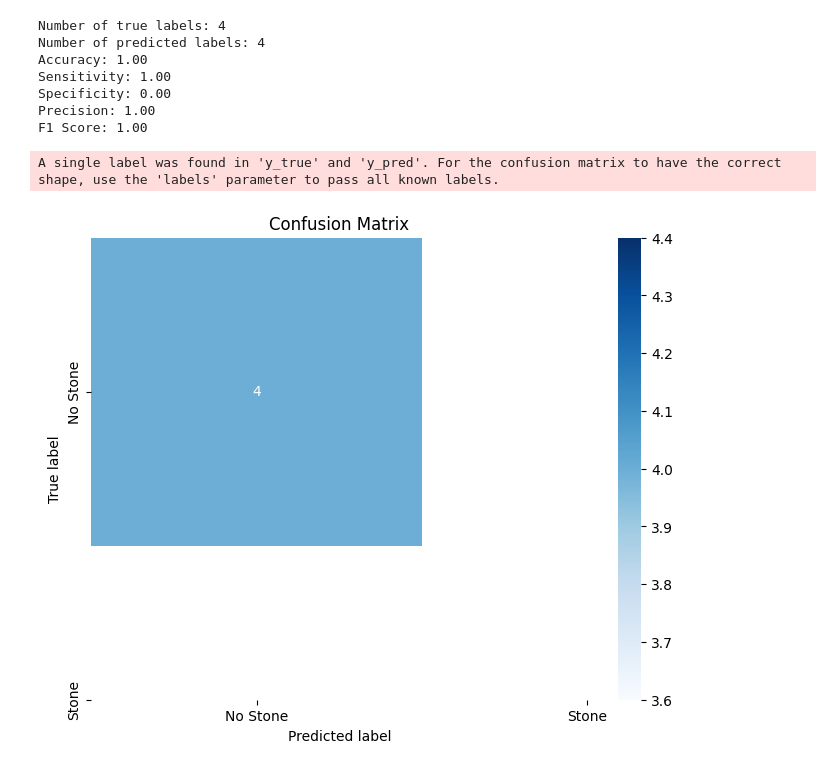
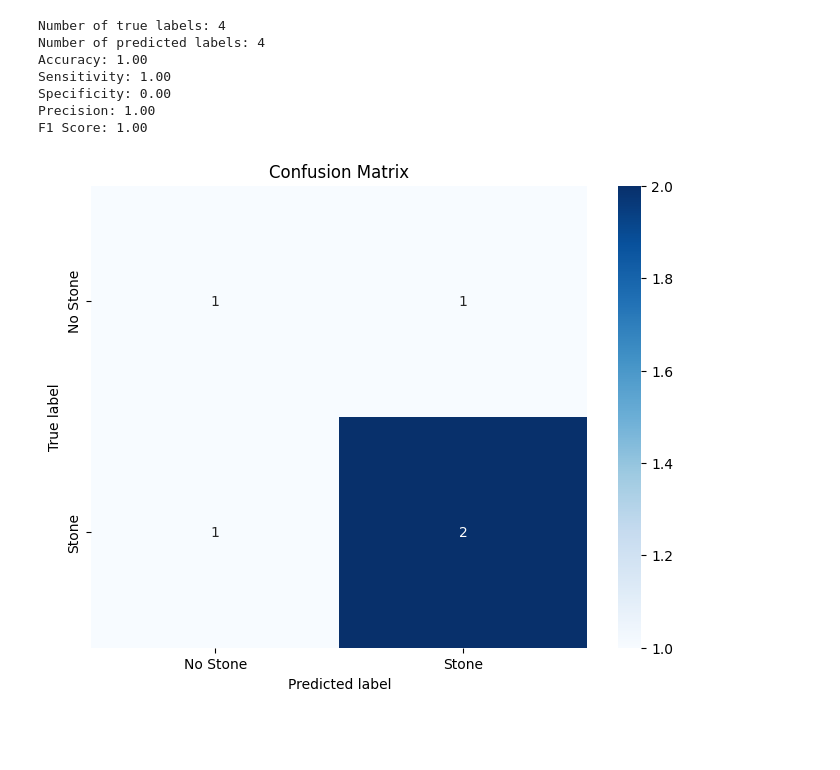
Before and after one commit to AKD24-pixel/Kidney_Stone_detection, a Jupyter notebook: Copy_of_train_yolo11_object_detection_on_custom_dataset.ipynb, the cells around one changed output. Saved outputs shown, nothing was run; the diff lists cells and outputs as text; code cells hidden in the pictures; blank space fills up the shorter version.

```diff
--- a/Copy_of_train_yolo11_object_detection_on_custom_dataset.ipynb
+++ b/Copy_of_train_yolo11_object_detection_on_custom_dataset.ipynb
@@ -336,18 +336,22 @@ F1 Score: 1.00
 # %%
 import matplotlib.pyplot as plt
 import seaborn as sns
 from sklearn.metrics import confusion_matrix
 
+# Example true and predicted labels
+# For demonstration purposes; replace these with your actual labels
+y_true = [1, 1, 0, 0, 1]  # 1 for 'stone', 0 for 'no stone'
+y_pred = [1, 0, 0, 1, 1]  # Predicted labels
+
 # Calculate confusion matrix
-cm = confusion_matrix(y_true, y_pred)
+cm = confusion_matrix(y_true, y_pred, labels=[0, 1])  # Specify labels as [0, 1]
 
 # Plot confusion matrix
 plt.figure(figsize=(8, 6))
 sns.heatmap(cm, annot=True, fmt='d', cmap='Blues', xticklabels=['No Stone', 'Stone'], yticklabels=['No Stone', 'Stone'])
 plt.ylabel('True label')
 plt.xlabel('Predicted label')
 plt.title('Confusion Matrix')
 plt.show()
 # %% [output]
-A single label was found in 'y_true' and 'y_pred'. For the confusion matrix to have the correct shape, use the 'labels' parameter to pass all known labels.
-[figure, old version]
+[figure, new version]
```
